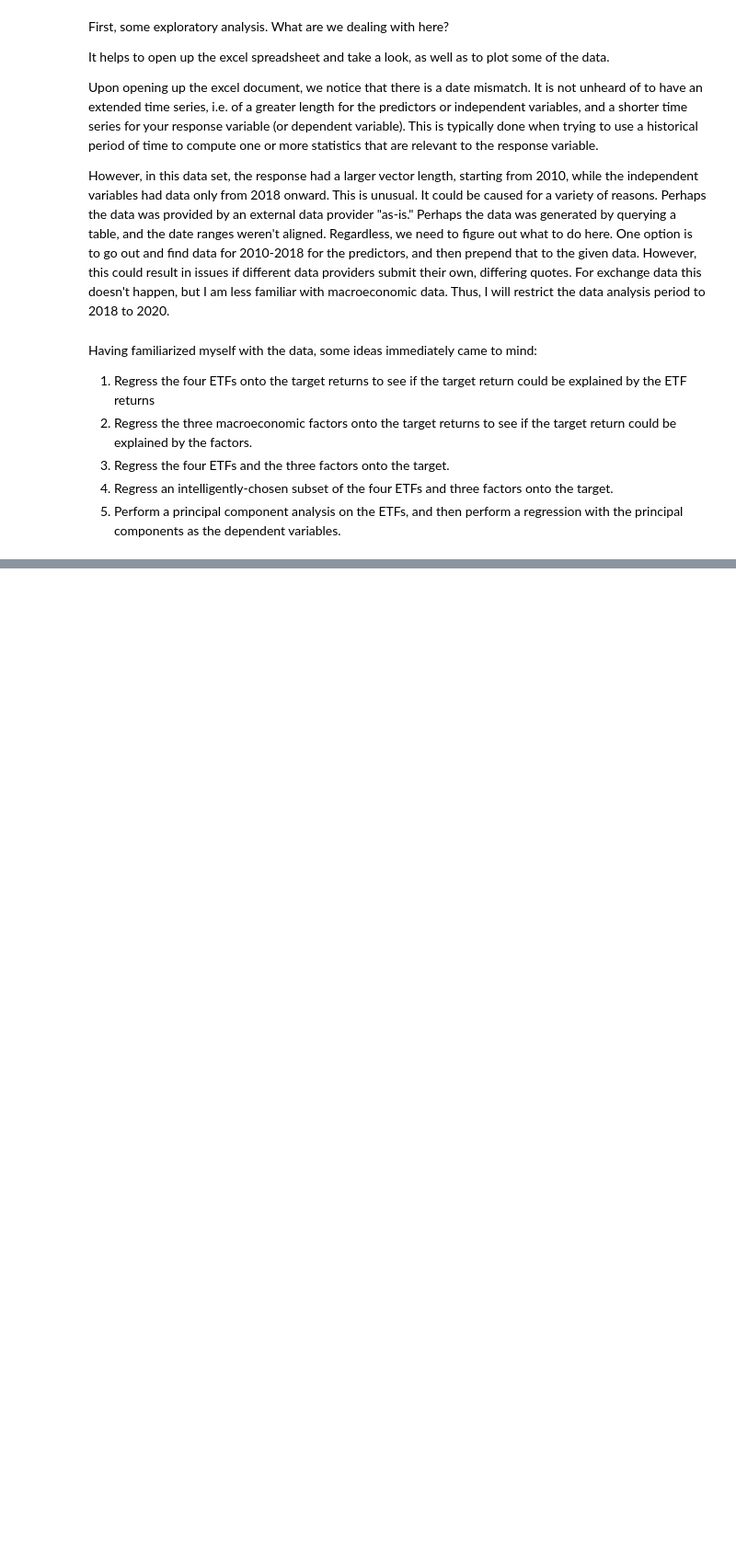
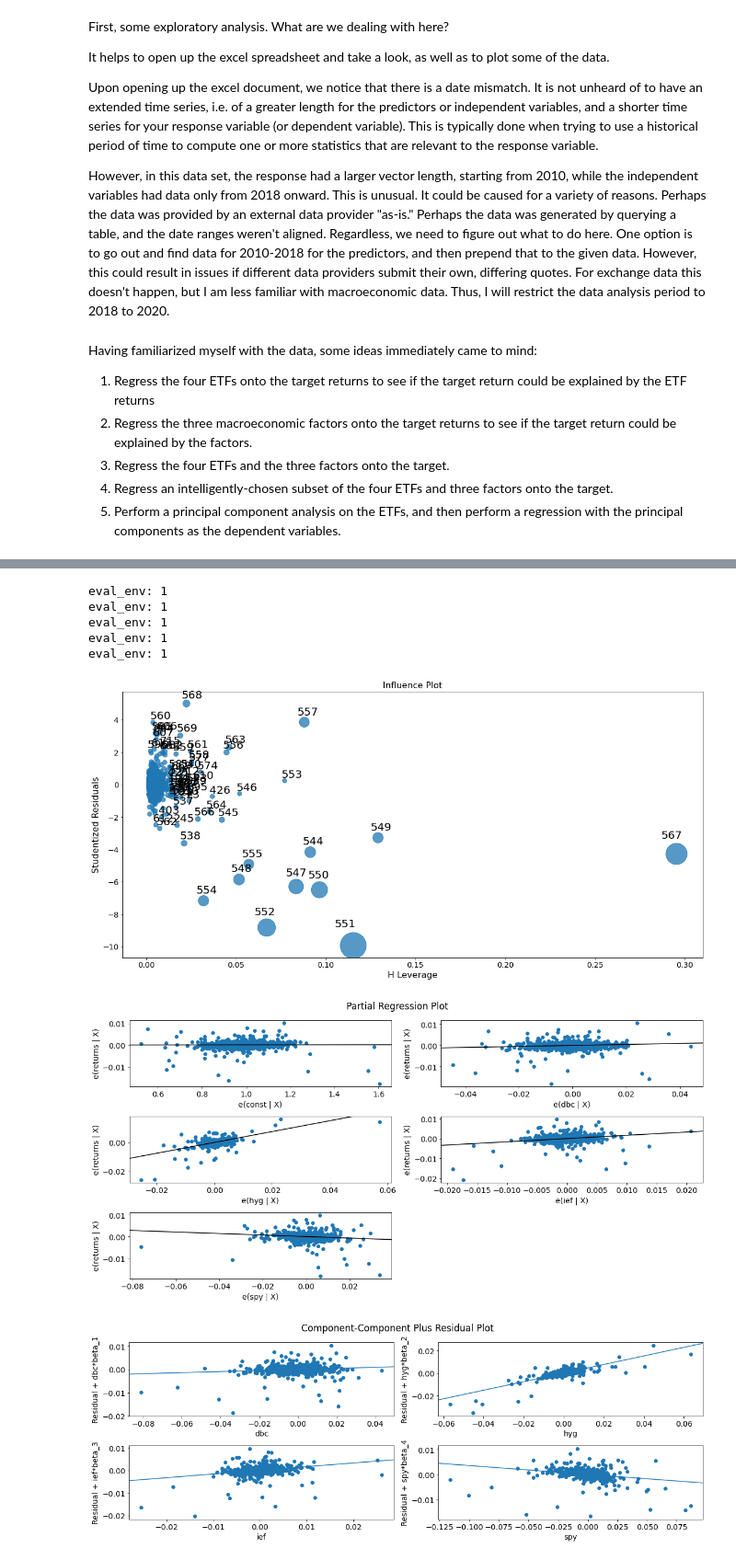
Before and after one commit to at672/CS-Data-Analysis, a Jupyter notebook: Risk_Factor_Model.ipynb, the cells around one changed output, grey strips where cells are left out. Shown at 92% size. Saved outputs shown, nothing was run; the diff lists cells and outputs as text; code cells hidden in the pictures; blank space fills up the shorter version.

Commit message:
model 1.

```diff
--- a/Risk_Factor_Model.ipynb
+++ b/Risk_Factor_Model.ipynb
@@ -36,3 +38,32 @@ from statsmodels.formula.api import ols
 # Version 1.4.2 on my system, versions 0.x will result in problems
 import pandas as pd
 import matplotlib.pyplot as plt
+# %%
+#Step 1: Load Data, and clean it up
+
+target_returns = pd.read_excel("risk factors.xlsx", sheet_name = "Target")
+target_returns.rename( columns = {'endDate': 'date'}, inplace=True)
+etf_returns = pd.read_excel("risk factors.xlsx", sheet_name = "etf-returns")
+factors = pd.read_excel("risk factors.xlsx", sheet_name = "factors")
+factors.rename( columns = {'Unnamed: 0': 'date'}, inplace=True)
+predictions = pd.merge(etf_returns, factors)
+
+Data = pd.merge(target_returns, predictions)
+#get rid of missing values
+Data.dropna(inplace=True)
+#finally, scale units so that everything is in percent
+Data['united-states-ig-oas-all-sector'] /= 100
+Data['united-states-hy-oas-all-sector'] /= 100
+#To have a copy of cleaned data
+Data.to_csv("Data.csv", index=False)
+# %%
+
+#Step 2: Perform analysis - ETF Only Model
+num_samples , c = Data.shape
+
+y = Data['returns']
+x = Data[['dbc', 'hyg', 'ief', 'spy']]
+# #Very important: statsmodels by default does not assume that an intercept exists. We need to perform the following function call:
+x = sm.add_constant(x)
+etf_only_model = sm.OLS(y, x).fit()
+print(etf_only_model.summary())
@@ -38,0 +98,25 @@ import matplotlib.pyplot as plt
+# %%
+
+#Model 1: ETFs only. Influence Plots
+plt.rc("figure", figsize=(16, 8))
+plt.rc("font", size=14)
+fig = sm.graphics.influence_plot(etf_only_model, criterion="cooks")
+fig.tight_layout(pad=1.0)
+plt.savefig('etf_only_influence.png', dpi = 600)
+
+fig = sm.graphics.plot_partregress_grid(etf_only_model)
+fig.tight_layout(pad=1.0)
+plt.savefig('etf_only_partregress.png', dpi = 600)
+
+fig = sm.graphics.plot_ccpr_grid(etf_only_model)
+fig.tight_layout(pad=1.0)
+plt.savefig('etf_only_ccpr_grid.png', dpi = 600)
+# %% [output]
+eval_env: 1
+eval_env: 1
+eval_env: 1
+eval_env: 1
+eval_env: 1
+[figure, added]
+[figure, added]
+[figure, added]
```
Also changed, not shown: parts of 4 cells of this notebook, 3 other files.
